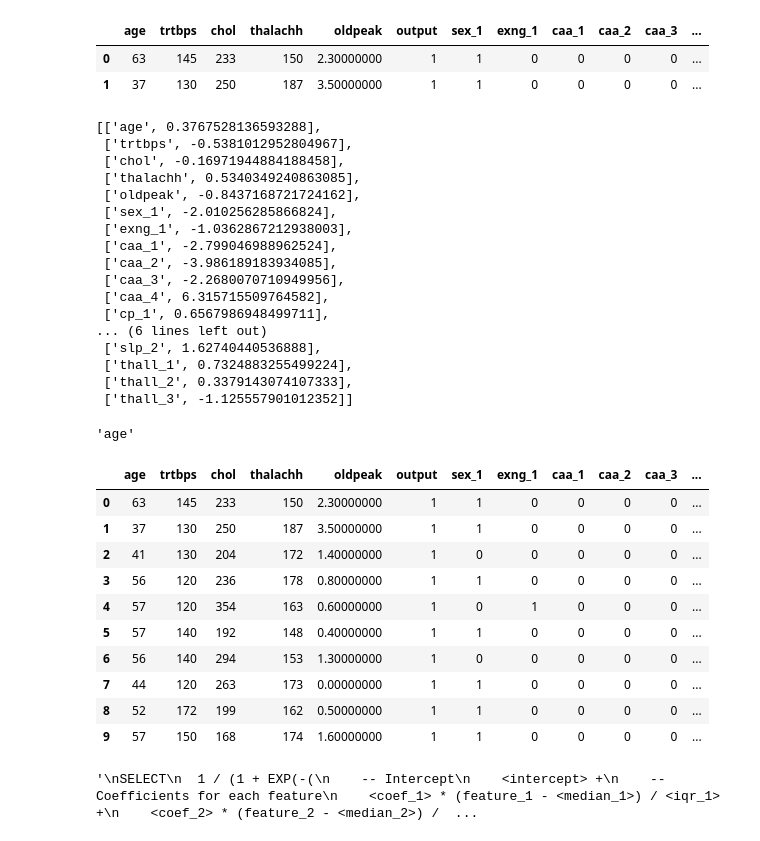
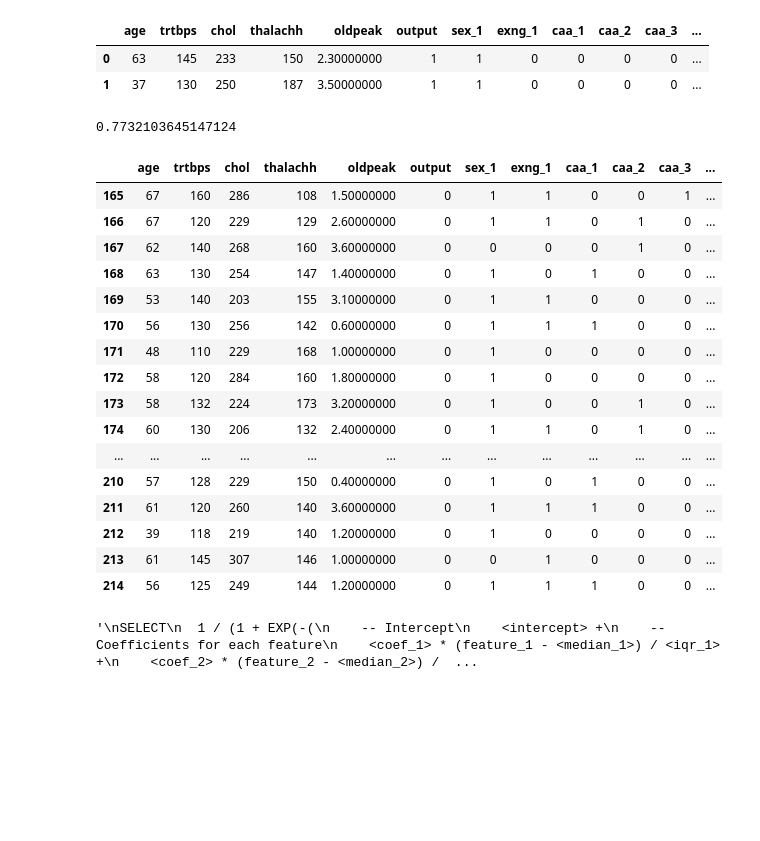
Before and after one commit to pparkitn/kaggle, a Jupyter notebook: classification.ipynb, the cells around one changed output. Drawn from its saved outputs; the diff is of its cells as text; code cells hidden in the pictures; blank space fills up the shorter version.

```diff
--- a/classification.ipynb
+++ b/classification.ipynb
@@ -408,55 +408,40 @@ df1.head(2)
 |  | age | trtbps | chol | thalachh | oldpeak | output | sex_1 | exng_1 | caa_1 | caa_2 | caa_3 | ... |
 | 0 | 63 | 145 | 233 | 150 | 2.30000000 | 1 | 1 | 0 | 0 | 0 | 0 | ... |
 | 1 | 37 | 130 | 250 | 187 | 3.50000000 | 1 | 1 | 0 | 0 | 0 | 0 | ... |
-# %%
-coefficients_list
-# %% [output]
-[['age', 0.3767528136593288],
- ['trtbps', -0.5381012952804967],
- ['chol', -0.16971944884188458],
- ['thalachh', 0.5340349240863085],
- ['oldpeak', -0.8437168721724162],
- ['sex_1', -2.010256285866824],
- ['exng_1', -1.0362867212938003],
- ['caa_1', -2.799046988962524],
- ['caa_2', -3.986189183934085],
- ['caa_3', -2.2680070710949956],
- ['caa_4', 6.315715509764582],
- ['cp_1', 0.6567986948499711],
-... (6 lines left out)
- ['slp_2', 1.62740440536888],
- ['thall_1', 0.7324883255499224],
- ['thall_2', 0.3379143074107333],
- ['thall_3', -1.125557901012352]]
-# %%
-coefficients_list[0][0]
-# %% [output]
-'age'
 # %%
 df1_Scored = df1
 df1_Scored['prob_Manual'] =             1/(1+np.exp(-(intercept +  \
-                                        coefficients_list[0][1] * (df1_Scored[coefficients_list[0][0]] - centering[0] ) / iqrs[0] \
+                                        coefficients_list[0][1] * (df1_Scored[coefficients_list[0][0]] - centering[0] ) / iqrs[0] + \
+                                        coefficients_list[1][1] * (df1_Scored[coefficients_list[1][0]] - centering[1] ) / iqrs[1] + \
+                                        coefficients_list[2][1] * (df1_Scored[coefficients_list[2][0]] - centering[2] ) / iqrs[2] + \
+                                        coefficients_list[3][1] * (df1_Scored[coefficients_list[3][0]] - centering[3] ) / iqrs[3] + \
+                                        coefficients_list[4][1] * (df1_Scored[coefficients_list[4][0]] - centering[4] ) / iqrs[4]  \
                                                      )))
 
 
 
-#df1_Scored.head(2)
-#roc_auc = roc_auc_score(df1_Scored['trialisconversion'],df1_Scored['prob_Manual'])
-#roc_auc
+roc_auc = roc_auc_score(df1_Scored['output'],df1_Scored['prob_Manual'])
+print(roc_auc)
+df1_Scored[df1_Scored['output'] == 0].head(50)
+# %% [output]
+0.7732103645147124
+|  | age | trtbps | chol | thalachh | oldpeak | output | sex_1 | exng_1 | caa_1 | caa_2 | caa_3 | ... |
+| 165 | 67 | 160 | 286 | 108 | 1.50000000 | 0 | 1 | 1 | 0 | 0 | 1 | ... |
+| 166 | 67 | 120 | 229 | 129 | 2.60000000 | 0 | 1 | 1 | 0 | 1 | 0 | ... |
+| 167 | 62 | 140 | 268 | 160 | 3.60000000 | 0 | 0 | 0 | 0 | 1 | 0 | ... |
+| 168 | 63 | 130 | 254 | 147 | 1.40000000 | 0 | 1 | 0 | 1 | 0 | 0 | ... |
+| 169 | 53 | 140 | 203 | 155 | 3.10000000 | 0 | 1 | 1 | 0 | 0 | 0 | ... |
+| 170 | 56 | 130 | 256 | 142 | 0.60000000 | 0 | 1 | 1 | 1 | 0 | 0 | ... |
+| 171 | 48 | 110 | 229 | 168 | 1.00000000 | 0 | 1 | 0 | 0 | 0 | 0 | ... |
+| 172 | 58 | 120 | 284 | 160 | 1.80000000 | 0 | 1 | 0 | 0 | 0 | 0 | ... |
+| 173 | 58 | 132 | 224 | 173 | 3.20000000 | 0 | 1 | 0 | 0 | 1 | 0 | ... |
+| 174 | 60 | 130 | 206 | 132 | 2.40000000 | 0 | 1 | 1 | 0 | 1 | 0 | ... |
+| ... | ... | ... | ... | ... | ... | ... | ... | ... | ... | ... | ... | ... |
+| 210 | 57 | 128 | 229 | 150 | 0.40000000 | 0 | 1 | 0 | 1 | 0 | 0 | ... |
+| 211 | 61 | 120 | 260 | 140 | 3.60000000 | 0 | 1 | 1 | 1 | 0 | 0 | ... |
+| 212 | 39 | 118 | 219 | 140 | 1.20000000 | 0 | 1 | 0 | 0 | 0 | 0 | ... |
+| 213 | 61 | 145 | 307 | 146 | 1.00000000 | 0 | 0 | 1 | 0 | 0 | 0 | ... |
+| 214 | 56 | 125 | 249 | 144 | 1.20000000 | 0 | 1 | 1 | 1 | 0 | 0 | ... |
-# %%
-df1_Scored.head(10)
-# %% [output]
-|  | age | trtbps | chol | thalachh | oldpeak | output | sex_1 | exng_1 | caa_1 | caa_2 | caa_3 | ... |
-| 0 | 63 | 145 | 233 | 150 | 2.30000000 | 1 | 1 | 0 | 0 | 0 | 0 | ... |
-| 1 | 37 | 130 | 250 | 187 | 3.50000000 | 1 | 1 | 0 | 0 | 0 | 0 | ... |
-| 2 | 41 | 130 | 204 | 172 | 1.40000000 | 1 | 0 | 0 | 0 | 0 | 0 | ... |
-| 3 | 56 | 120 | 236 | 178 | 0.80000000 | 1 | 1 | 0 | 0 | 0 | 0 | ... |
-| 4 | 57 | 120 | 354 | 163 | 0.60000000 | 1 | 0 | 1 | 0 | 0 | 0 | ... |
-| 5 | 57 | 140 | 192 | 148 | 0.40000000 | 1 | 1 | 0 | 0 | 0 | 0 | ... |
-| 6 | 56 | 140 | 294 | 153 | 1.30000000 | 1 | 0 | 0 | 0 | 0 | 0 | ... |
-| 7 | 44 | 120 | 263 | 173 | 0.00000000 | 1 | 1 | 0 | 0 | 0 | 0 | ... |
-| 8 | 52 | 172 | 199 | 162 | 0.50000000 | 1 | 1 | 0 | 0 | 0 | 0 | ... |
-| 9 | 57 | 150 | 168 | 174 | 1.60000000 | 1 | 1 | 0 | 0 | 0 | 0 | ... |
 # %%
 """
 SELECT
```
Also changed, not shown: parts of 6 cells of this notebook.
